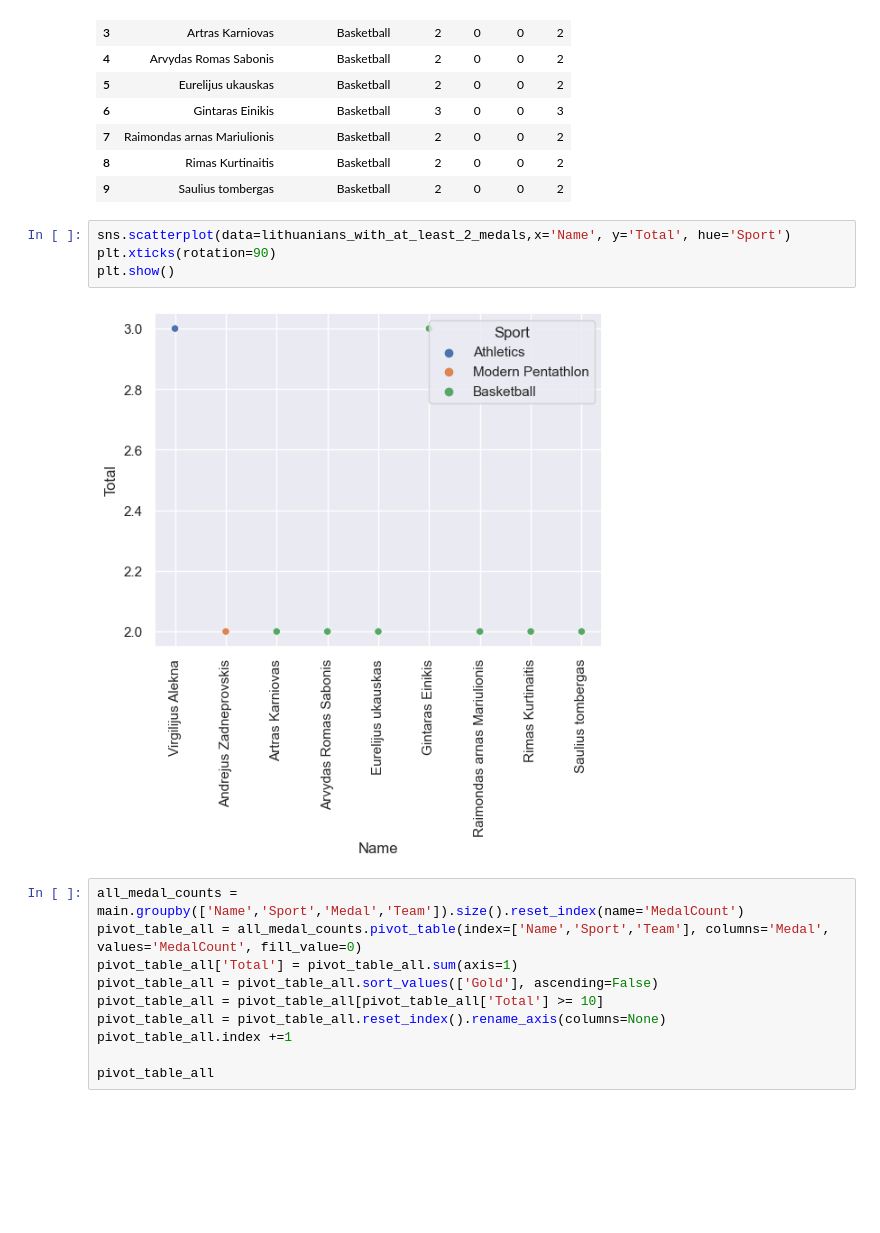
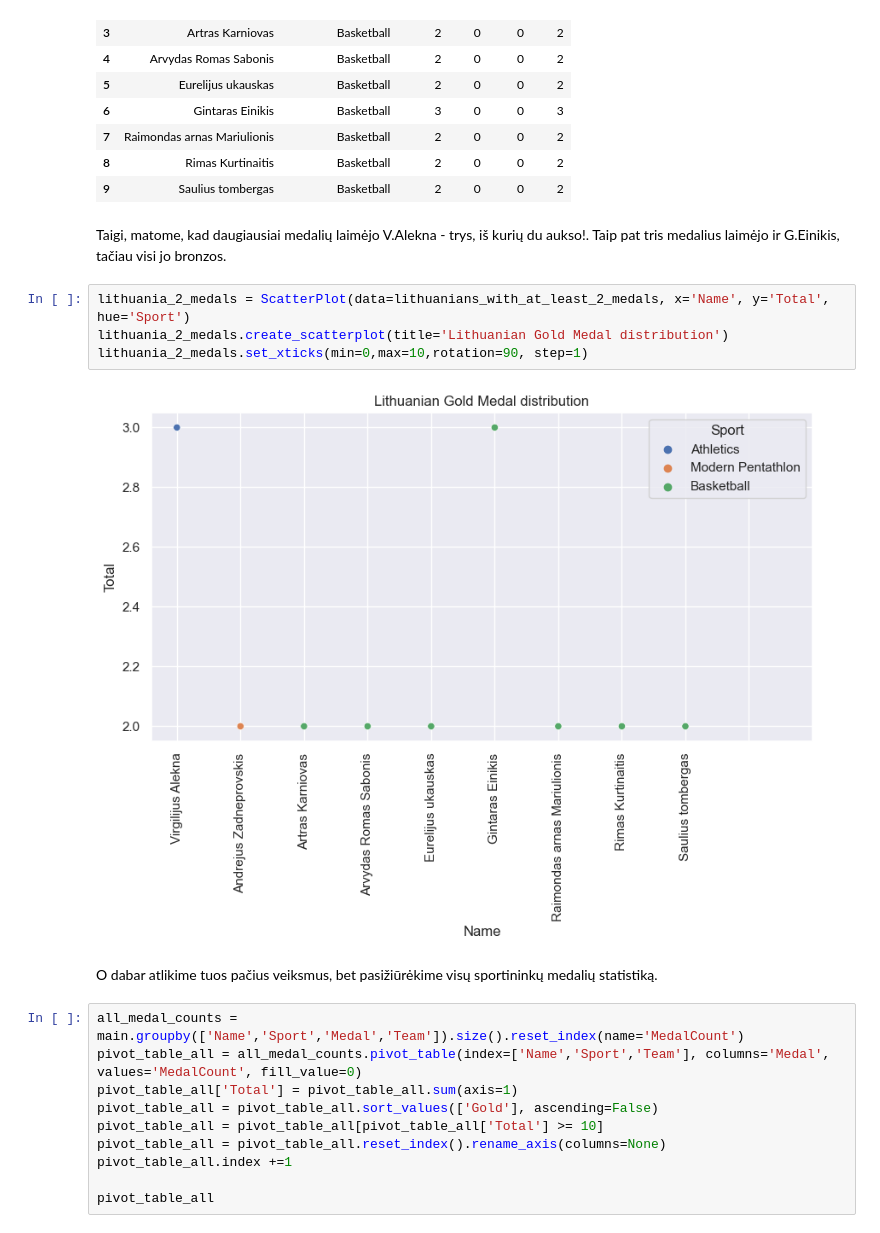
Before and after one commit to kilciukas/Olympic_dataset_exploration, a Jupyter notebook: Notebook_v2/Olimpines_notebook_v2.ipynb, the cells around one changed output. Drawn from its saved outputs; the diff is of its cells as text; blank space fills up the shorter version.

```diff
--- a/Notebook_v2/Olimpines_notebook_v2.ipynb
+++ b/Notebook_v2/Olimpines_notebook_v2.ipynb
@@ -825,12 +890,16 @@ lithuanians_with_at_least_2_medals
 | 7 | Raimondas arnas Mariulionis | Basketball | 2 | 0 | 0 | 2 |
 | 8 | Rimas Kurtinaitis | Basketball | 2 | 0 | 0 | 2 |
 | 9 | Saulius tombergas | Basketball | 2 | 0 | 0 | 2 |
+# %% [markdown]
+Taigi, matome, kad daugiausiai medalių laimėjo V.Alekna - trys, iš kurių du aukso!. Taip pat tris medalius laimėjo ir G.Einikis, tačiau visi jo bronzos.
 # %%
-sns.scatterplot(data=lithuanians_with_at_least_2_medals,x='Name', y='Total', hue='Sport')
-plt.xticks(rotation=90)
-plt.show()
+lithuania_2_medals = ScatterPlot(data=lithuanians_with_at_least_2_medals, x='Name', y='Total', hue='Sport')
+lithuania_2_medals.create_scatterplot(title='Lithuanian Gold Medal distribution')
+lithuania_2_medals.set_xticks(min=0,max=10,rotation=90, step=1)
 # %% [output]
-[figure, old version]
+[figure, new version]
+# %% [markdown]
+O dabar atlikime tuos pačius veiksmus, bet pasižiūrėkime visų sportininkų medalių statistiką.
 # %%
 all_medal_counts = main.groupby(['Name','Sport','Medal','Team']).size().reset_index(name='MedalCount')
 pivot_table_all = all_medal_counts.pivot_table(index=['Name','Sport','Team'], columns='Medal', values='MedalCount', fill_value=0)
```
Also changed, not shown: parts of 72 cells of this notebook, 4 other files.
